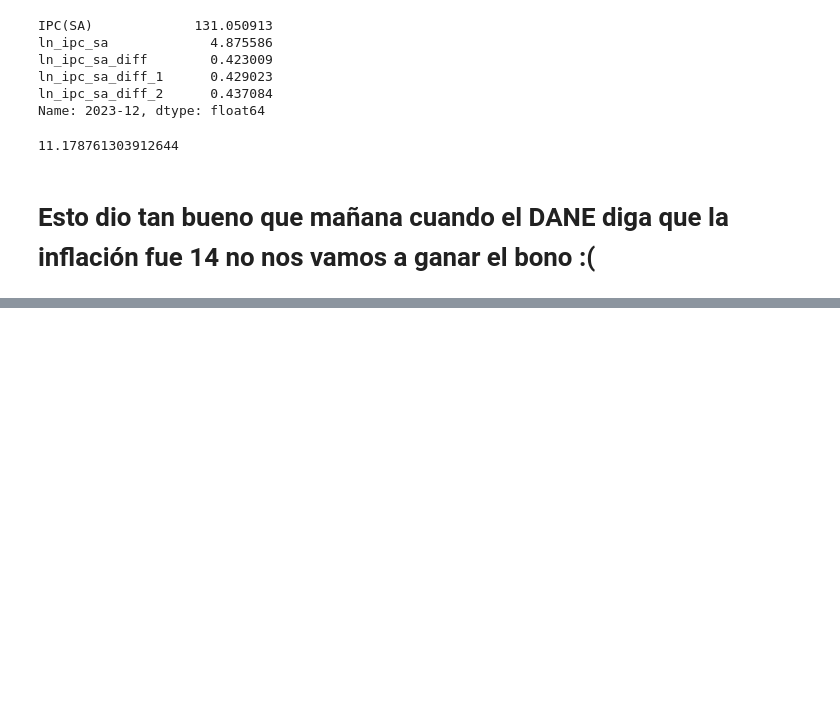
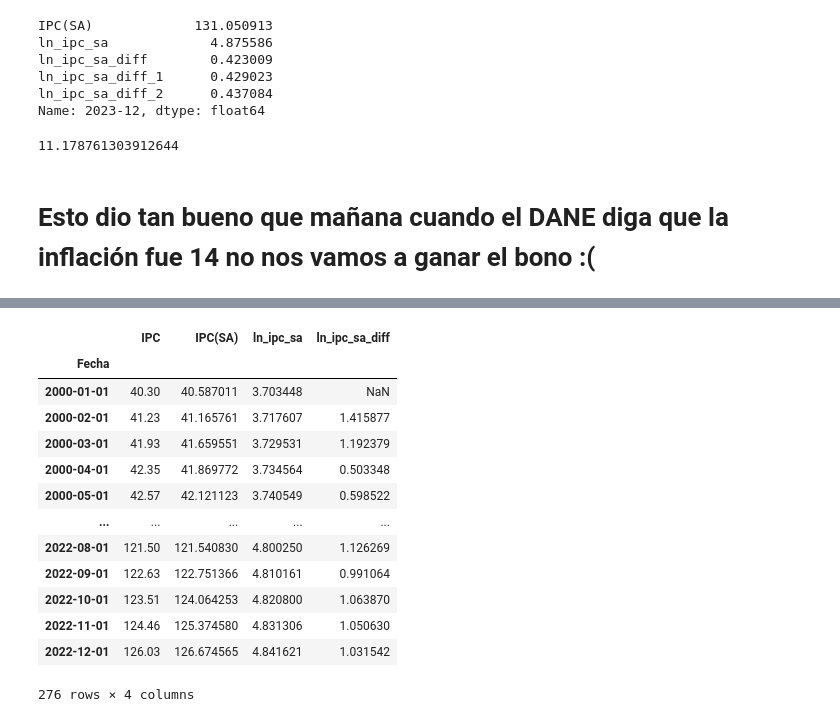
Before and after one commit to remg1997/time_series, a Jupyter notebook: Taller1/Taller1.ipynb, the cells around one changed output, grey strips where cells are left out. Drawn from its saved outputs; the diff is of its cells as text; code cells hidden in the pictures; blank space fills up the shorter version.

```diff
--- a/Taller1/Taller1.ipynb
+++ b/Taller1/Taller1.ipynb
@@ -778,0 +800,17 @@ feb_infl
+# %%
+df
+# %% [output]
+|  | IPC | IPC(SA) | ln_ipc_sa | ln_ipc_sa_diff |
+| Fecha |  |  |  |  |
+| 2000-01-01 | 40.30 | 40.587011 | 3.703448 | NaN |
+| 2000-02-01 | 41.23 | 41.165761 | 3.717607 | 1.415877 |
+| 2000-03-01 | 41.93 | 41.659551 | 3.729531 | 1.192379 |
+| 2000-04-01 | 42.35 | 41.869772 | 3.734564 | 0.503348 |
+| 2000-05-01 | 42.57 | 42.121123 | 3.740549 | 0.598522 |
+| ... | ... | ... | ... | ... |
+| 2022-08-01 | 121.50 | 121.540830 | 4.800250 | 1.126269 |
+| 2022-09-01 | 122.63 | 122.751366 | 4.810161 | 0.991064 |
+| 2022-10-01 | 123.51 | 124.064253 | 4.820800 | 1.063870 |
+| 2022-11-01 | 124.46 | 125.374580 | 4.831306 | 1.050630 |
+| 2022-12-01 | 126.03 | 126.674565 | 4.841621 | 1.031542 |
+276 rows × 4 columns
```
Also changed, not shown: parts of 28 cells of this notebook, 6 other files.
